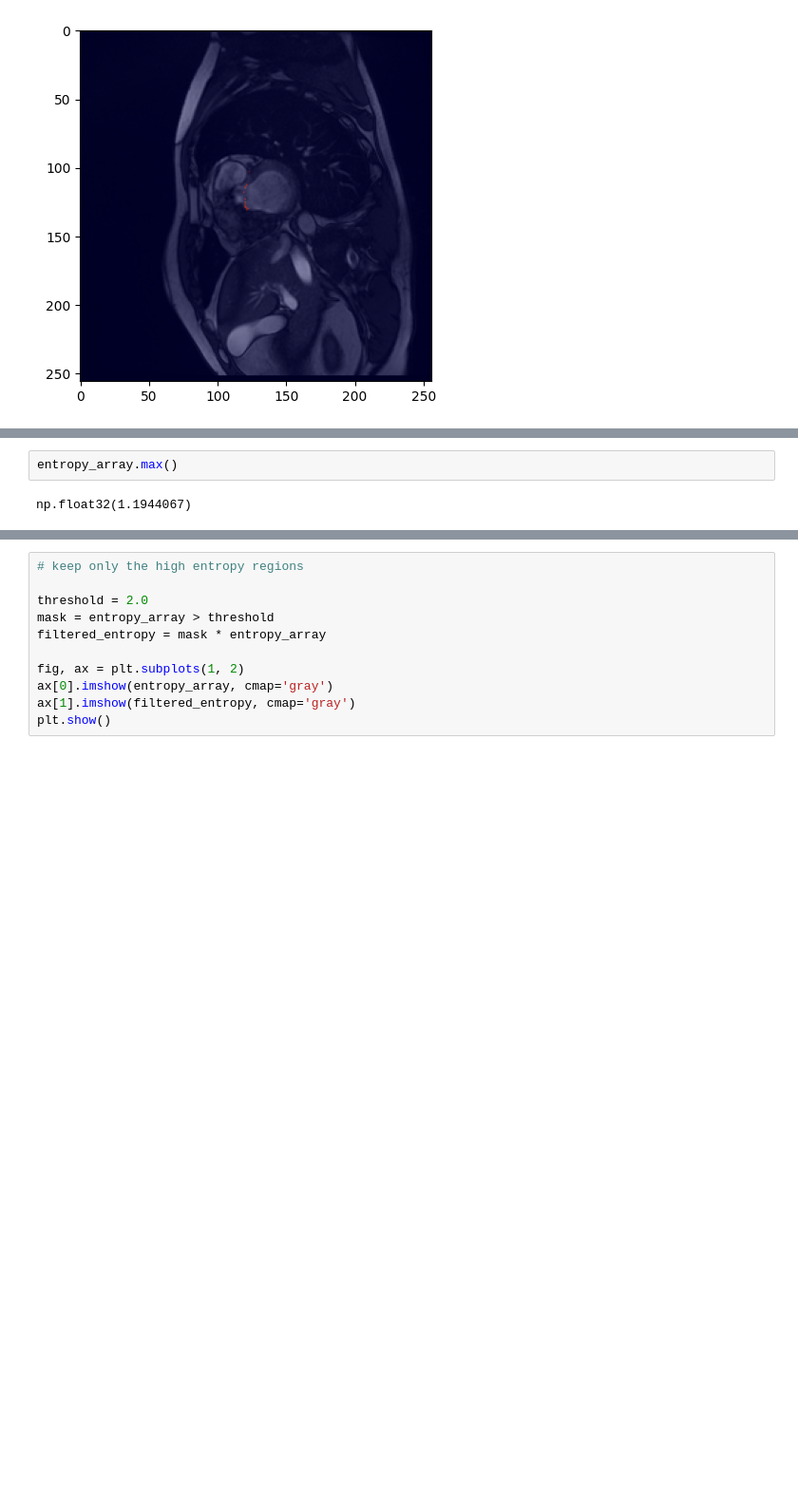
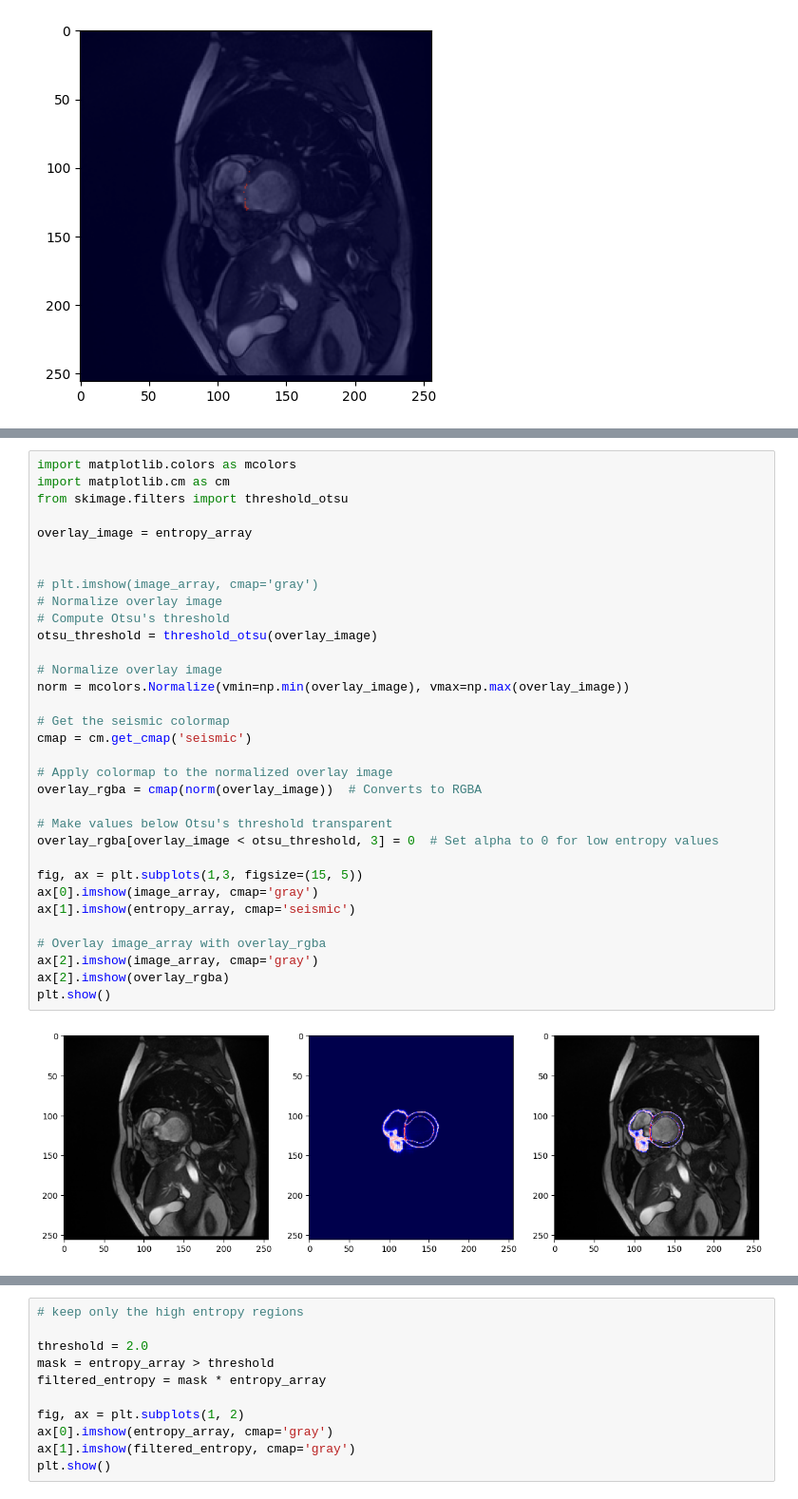
Before and after one commit to youssefshawki9/uncertainty-interactive-visualization, a Jupyter notebook: notebooks/draft.ipynb, the cells around one changed output, grey strips where cells are left out. Shown at 95% size. Drawn from its saved outputs; the diff is of its cells as text; blank space fills up the shorter version.

```diff
--- a/notebooks/draft.ipynb
+++ b/notebooks/draft.ipynb
@@ -38,4 +61,35 @@ plt.show()
-# %%
-entropy_array.max()
-# %% [output]
-np.float32(1.1944067)
+# %%
+import matplotlib.colors as mcolors
+import matplotlib.cm as cm
+from skimage.filters import threshold_otsu
+
+overlay_image = entropy_array
+
+
+# plt.imshow(image_array, cmap='gray')
+# Normalize overlay image
+# Compute Otsu's threshold
+otsu_threshold = threshold_otsu(overlay_image)
+
+# Normalize overlay image
+norm = mcolors.Normalize(vmin=np.min(overlay_image), vmax=np.max(overlay_image))
+
+# Get the seismic colormap
+cmap = cm.get_cmap('seismic')
+
+# Apply colormap to the normalized overlay image
+overlay_rgba = cmap(norm(overlay_image))  # Converts to RGBA
+
+# Make values below Otsu's threshold transparent
+overlay_rgba[overlay_image < otsu_threshold, 3] = 0  # Set alpha to 0 for low entropy values
+
+fig, ax = plt.subplots(1,3, figsize=(15, 5))
+ax[0].imshow(image_array, cmap='gray')
+ax[1].imshow(entropy_array, cmap='seismic')
+
+# Overlay image_array with overlay_rgba
+ax[2].imshow(image_array, cmap='gray')
+ax[2].imshow(overlay_rgba)
+plt.show()
+# %% [output]
+[figure, added]
```
Also changed, not shown: parts of 4 cells of this notebook, 1 other file.
